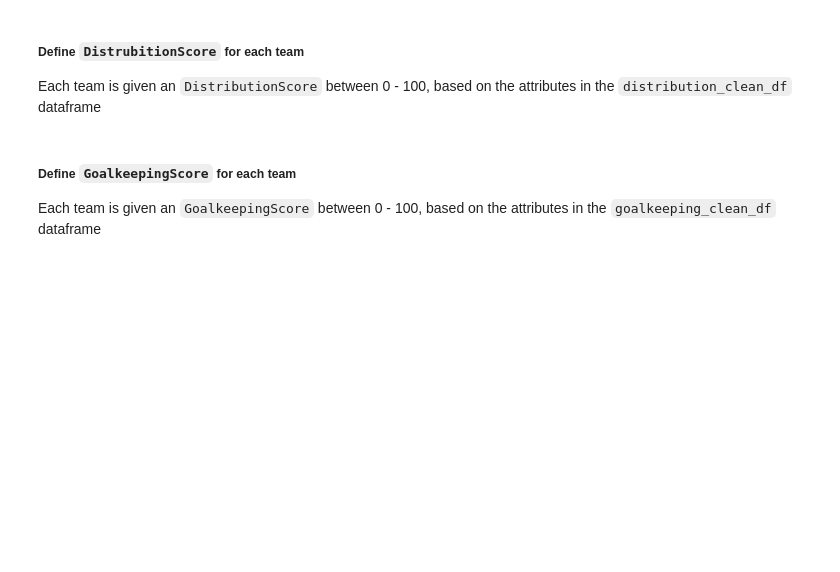
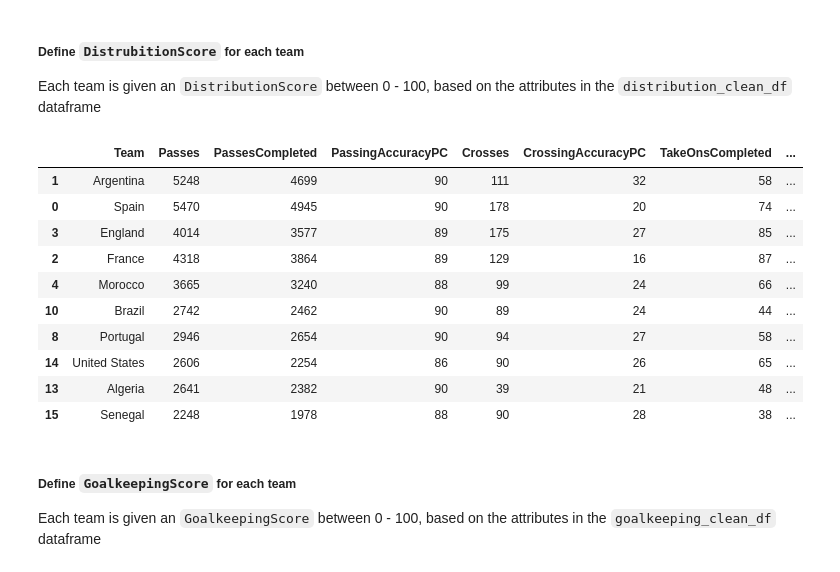
Before and after one commit to sdurham1606/Fifa-2026-World-Cup-Project, a Jupyter notebook: notebooks/04_EDA.ipynb, the cells around one changed output. Cells and saved outputs as stored; diff of their text form; code cells hidden in the pictures; blank space fills up the shorter version.

```diff
--- a/notebooks/04_EDA.ipynb
+++ b/notebooks/04_EDA.ipynb
@@ -457,18 +559,30 @@ Each team is given an `DistributionScore` between 0 - 100, based on the attribut
 # %%
 distribution_attributes = ['PassesCompleted', 'PassingAccuracyPC', 'CrossingAccuracyPC', 'TakeOnsCompleted', 'DefensiveLineBreaksAccPC', 'SwitchesOfPlayAccPC'] # need to confirm which attributes we want to include here
 
 # Create z-scores
 distribution_z_scores = pd.DataFrame(StandardScaler().fit_transform(distribution_clean_df[distribution_attributes]), columns=distribution_attributes, index=distribution_clean_df.index)
 
 # inverse scores where lower value should contribute to higher score
 
 # Average z-scores
 distribution_clean_df['DistributionZScore'] = distribution_z_scores.mean(axis=1)
 
 # Scale 0-100
 distribution_clean_df['DistributionScore'] = scaler.fit_transform(distribution_clean_df[['DistributionZScore']]) * 100
 
-# display(distribution_clean_df.sort_values(by='DistributionScore', ascending=False).head(10))
+display(distribution_clean_df.sort_values(by='DistributionScore', ascending=False).head(10))
+# %% [output]
+|  | Team | Passes | PassesCompleted | PassingAccuracyPC | Crosses | CrossingAccuracyPC | TakeOnsCompleted | ... |
+| 1 | Argentina | 5248 | 4699 | 90 | 111 | 32 | 58 | ... |
+| 0 | Spain | 5470 | 4945 | 90 | 178 | 20 | 74 | ... |
+| 3 | England | 4014 | 3577 | 89 | 175 | 27 | 85 | ... |
+| 2 | France | 4318 | 3864 | 89 | 129 | 16 | 87 | ... |
+| 4 | Morocco | 3665 | 3240 | 88 | 99 | 24 | 66 | ... |
+| 10 | Brazil | 2742 | 2462 | 90 | 89 | 24 | 44 | ... |
+| 8 | Portugal | 2946 | 2654 | 90 | 94 | 27 | 58 | ... |
+| 14 | United States | 2606 | 2254 | 86 | 90 | 26 | 65 | ... |
+| 13 | Algeria | 2641 | 2382 | 90 | 39 | 21 | 48 | ... |
+| 15 | Senegal | 2248 | 1978 | 88 | 90 | 28 | 38 | ... |
 # %% [markdown]
 ##### Define `GoalkeepingScore` for each team
 Each team is given an `GoalkeepingScore` between 0 - 100, based on the attributes in the `goalkeeping_clean_df` dataframe
```
Also changed, not shown: parts of 24 cells of this notebook, 27 other files.
